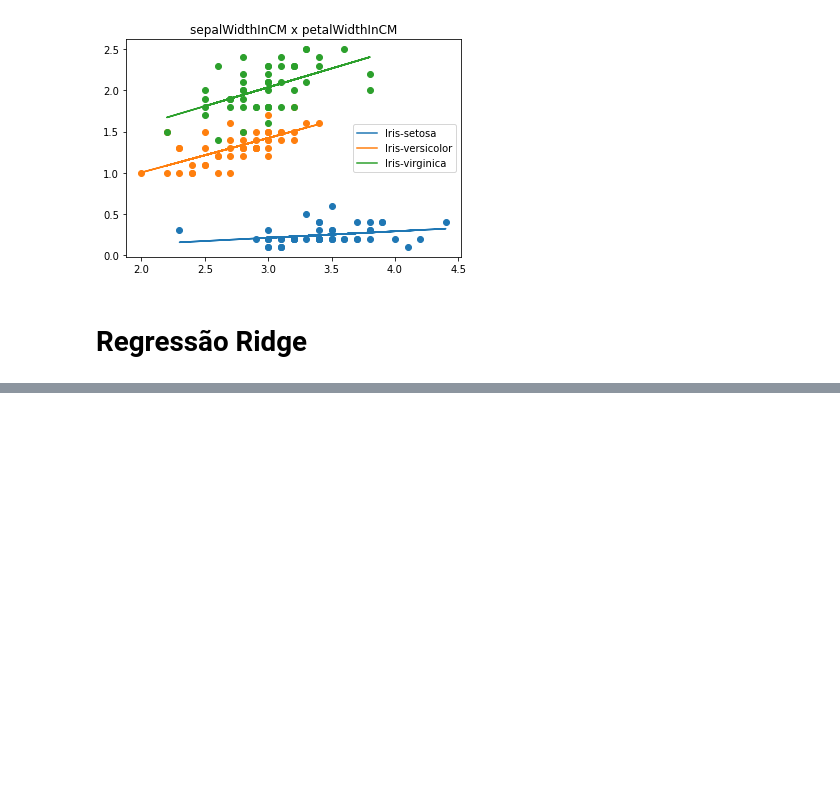
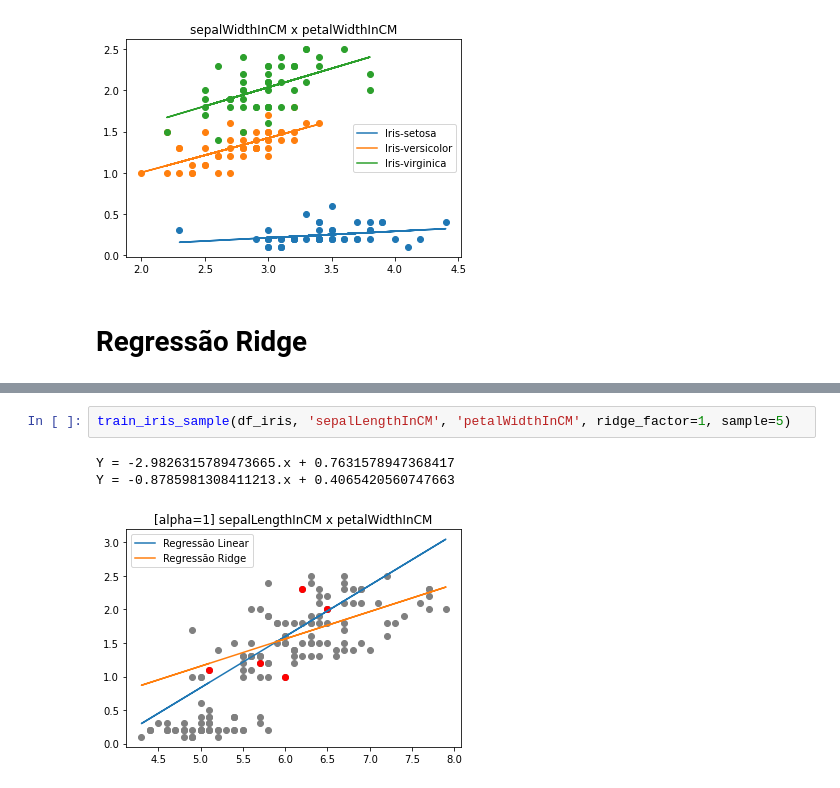
Before and after one commit to viniciuslettieri/Aprendizado-de-Maquina-2022.2, a Jupyter notebook: Linear Regression/linear_regression.ipynb, the cells around one changed output, grey strips where cells are left out. Drawn from its saved outputs; the diff is of its cells as text; blank space fills up the shorter version.

```diff
--- a/Linear Regression/linear_regression.ipynb
+++ b/Linear Regression/linear_regression.ipynb
@@ -349,0 +400,6 @@ Hipótese Nula Rejeitada:  True
+# %%
+train_iris_sample(df_iris, 'sepalLengthInCM', 'petalWidthInCM', ridge_factor=1, sample=5)
+# %% [output]
+Y = -2.9826315789473665.x + 0.7631578947368417
+Y = -0.8785981308411213.x + 0.4065420560747663
+[figure, added]
```
Also changed, not shown: parts of 10 cells of this notebook.
